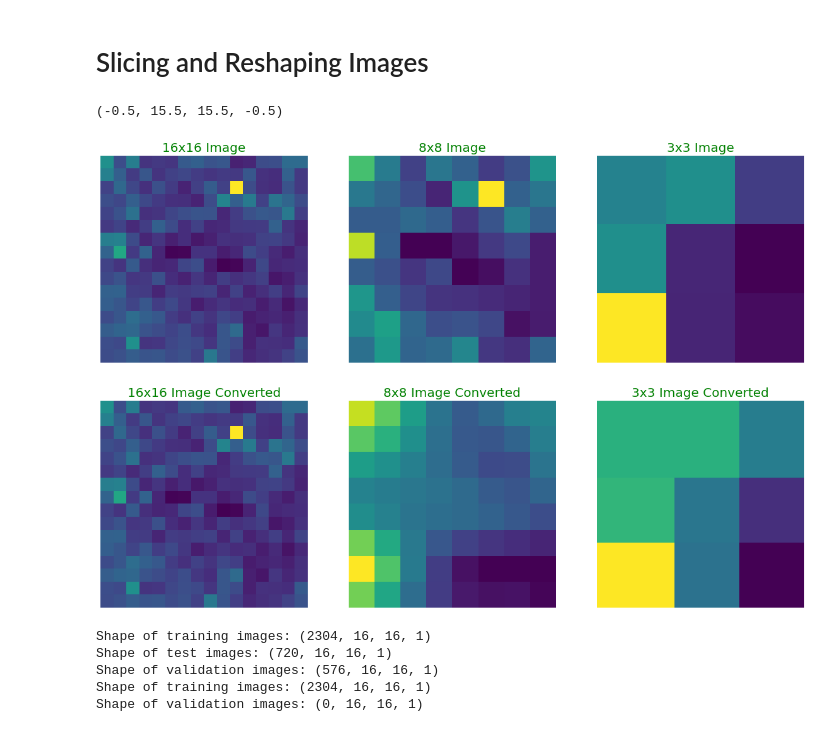
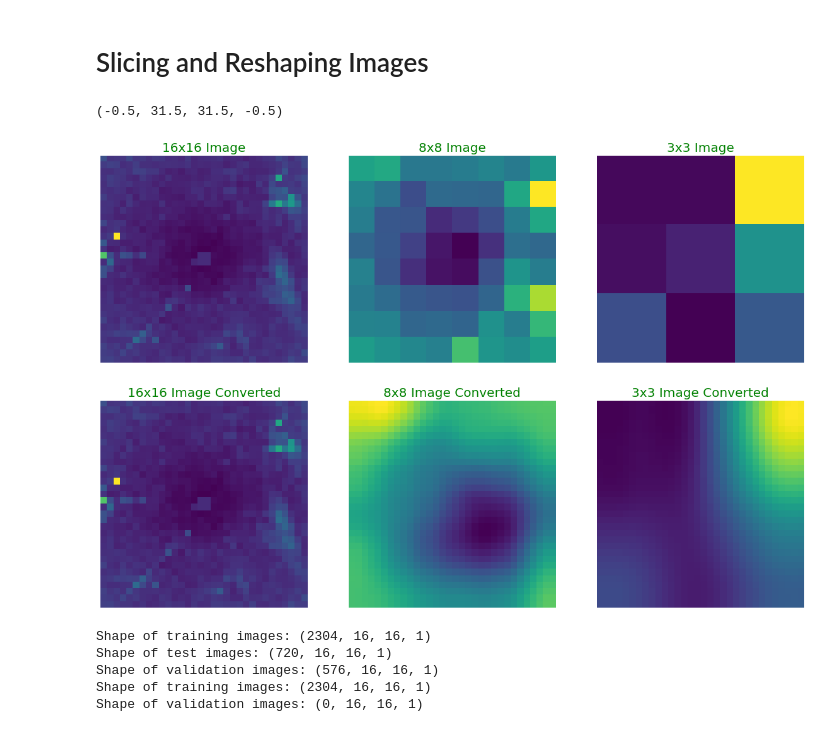
Before and after one commit to LAGER-Colab/impactful-weather, a Jupyter notebook: notebooks/low-resolution-images-to-high-resolution.ipynb, the cells around one changed output. Saved outputs shown, nothing was run; the diff lists cells and outputs as text; code cells hidden in the pictures.

```diff
--- a/notebooks/low-resolution-images-to-high-resolution.ipynb
+++ b/notebooks/low-resolution-images-to-high-resolution.ipynb
@@ -74,3 +74,21 @@ for i in tqdm(range(len(l))):
     temp_img.append(temp)
     img = cv2.resize(temp, (SIZE, SIZE), interpolation=cv2.INTER_NEAREST)
     low_img.append(img)
+
+
+#adjust to 16 by 16
+SIZE = 32
+high_img = []
+for i in tqdm(range(len(l))):
+    img = l[i]
+    img[np.isnan(img)]=np.mean(img[~np.isnan(img)])
+    if (i!=0 and np.array_equal(img, previmg)):
+        continue
+    previmg = img
+    #resizing image
+    img = cv2.resize(img, (SIZE, SIZE))
+    high_img.append(img)
+
+#remove all duplicates
+high_img = np.unique(np.array(high_img), axis=0)
+high_img.shape
@@ -78,7 +98,7 @@ for i in tqdm(range(len(l))):
 # Data Visualization
 # %%
 for i in range(4):
-    a = np.random.randint(0,3600)
+    a = np.random.randint(0,2000)
     plt.figure(figsize=(20,10))
     plt.subplot(1,3,1)
     plt.title('High Resolution Imge', color = 'green', fontsize = 20)
@@ -100,3 +120,15 @@ for i in range(4):
 # %% [markdown]
 # Slicing and Reshaping Images
+# %%
+#this is correct. needs to be substituted in.
+temp_img = []
+low_img = []
+for i in tqdm(range(len(high_img))):
+    img = high_img[i]
+    #resizing image
+    img = cv2.resize(img, (SIZE, SIZE))
+    temp = mean_conv(img)
+    temp_img.append(temp)
+    img = cv2.resize(temp, (SIZE, SIZE), interpolation=cv2.INTER_CUBIC)
+    low_img.append(img)
 # %%
@@ -117,9 +150,11 @@ def mean_conv_variable(img, outputDimm):
 #stacked srcnn idea
 #iterate over all data and upscale it from 16x16 to different resolutions (3x3, 8x8, 16x16)
 from PIL import Image
+
 #train_high_image contains 16x16 images
+train_high_image = high_img
 #train_low_image contains 3x3 images
-
+train_low
 def mean_conv8x8(img):
     size = 2
     stride = 1
@@ -157,7 +192,7 @@ def convertImages(train, outputDimm):
         img = cv2.resize(img, (SIZE, SIZE))
         temp = mean_conv_variable(img, outputDimm)
         temp_img.append(temp)
-        img = cv2.resize(temp, (SIZE, SIZE), interpolation=cv2.INTER_NEAREST)
+        img = cv2.resize(temp, (SIZE, SIZE), interpolation=cv2.INTER_CUBIC)
         temp_train.append(img)
     return temp_train
 
@@ -183,36 +218,36 @@ train_16x16 = train_high_image
 a = np.random.randint(0,1000)
 plt.figure(figsize=(20,10))
 plt.subplot(1,3,1)
 plt.title('16x16 Image', color = 'green', fontsize = 20)
 plt.imshow(train_16x16[a])
 plt.axis('off')
 plt.subplot(1,3,2)
 plt.title('8x8 Image', color = 'green', fontsize = 20)
 plt.imshow(train_8x8[a])
 plt.axis('off')
 plt.subplot(1,3,3)
 plt.title('3x3 Image', color = 'green', fontsize = 20)
 plt.imshow(train_3x3[a])
 plt.axis('off')
 
 #display converted images
 plt.figure(figsize=(20,10))
 plt.subplot(1,3,1)
 plt.title('16x16 Image Converted', color = 'green', fontsize = 20)
 plt.imshow(train_16x16[a])
 plt.axis('off')
 plt.subplot(1,3,2)
 plt.title('8x8 Image Converted', color = 'green', fontsize = 20)
 plt.imshow(train_8x8_converted[a])
 plt.axis('off')
 plt.subplot(1,3,3)
 plt.title('3x3 Image Converted', color = 'green', fontsize = 20)
 plt.imshow(train_3x3_converted[a])
 plt.axis('off')
 # %% [output]
-(-0.5, 15.5, 15.5, -0.5)
+(-0.5, 31.5, 31.5, -0.5)
-[figure, old version]
+[figure, new version]
-[figure, old version]
+[figure, new version]
 # %%
 #16x16 -> train_high_image
 train_high_image = high_img[:2304]
```
Also changed, not shown: parts of 7 cells of this notebook.
